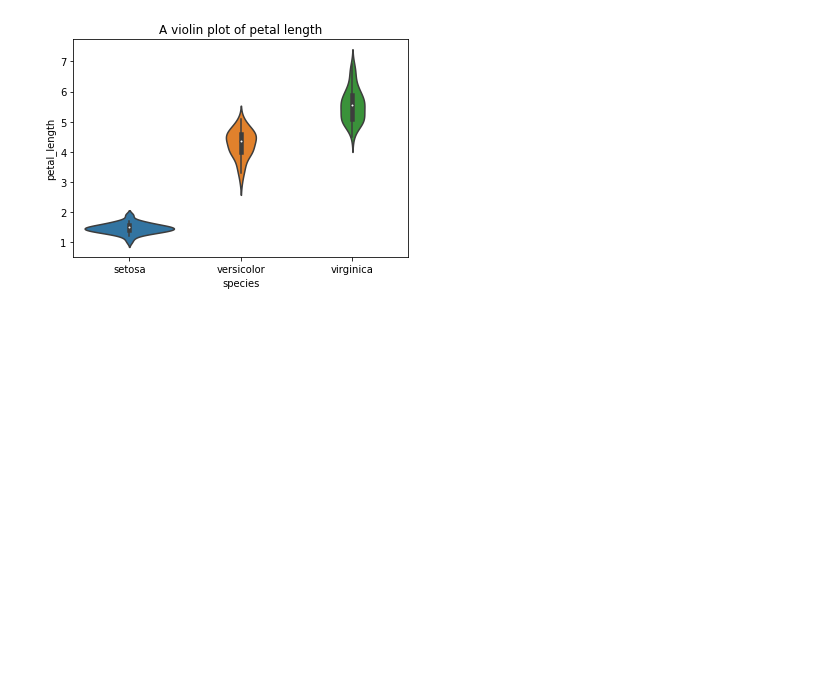
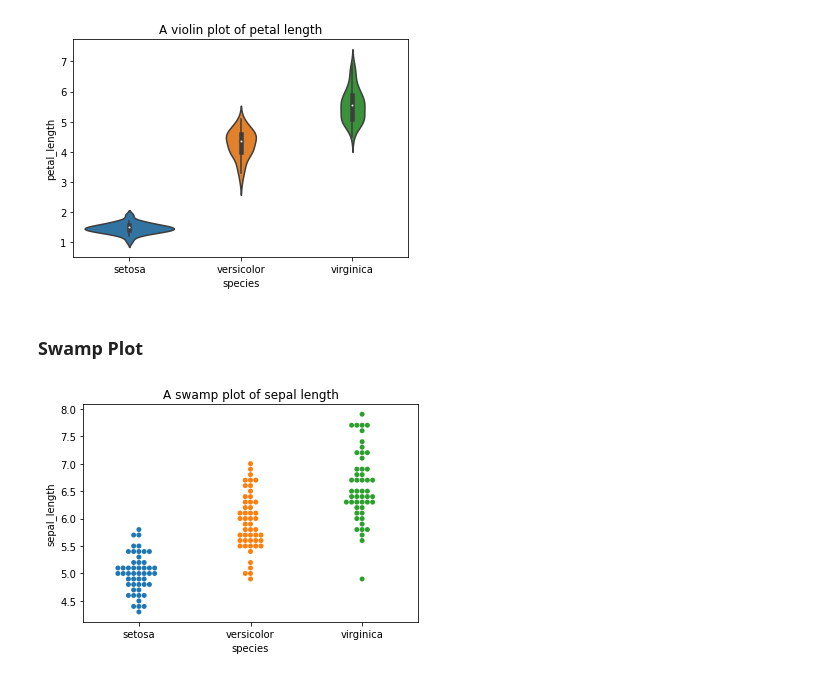
Before and after one commit to maungmoemyint/course1subject08, a Jupyter notebook: course1subject08unit10solution.ipynb, the cells around one changed output. Cells and saved outputs as stored; diff of their text form; code cells hidden in the pictures; blank space fills up the shorter version.

Commit message:
swamplot
swamplot of sepal length

```diff
--- a/course1subject08unit10solution.ipynb
+++ b/course1subject08unit10solution.ipynb
@@ -19,3 +19,11 @@ plt.title('A violin plot of petal length')
 plt.show()
 # %% [output]
 [figure]
+# %% [markdown]
+### Swamp Plot
+# %%
+sns.swarmplot('species', 'sepal_length', data=iris) # alternative way of passing data
+plt.title('A swamp plot of sepal length')
+plt.show()
+# %% [output]
+[figure, added]
```
Also changed, not shown: parts of 1 cell of this notebook.
